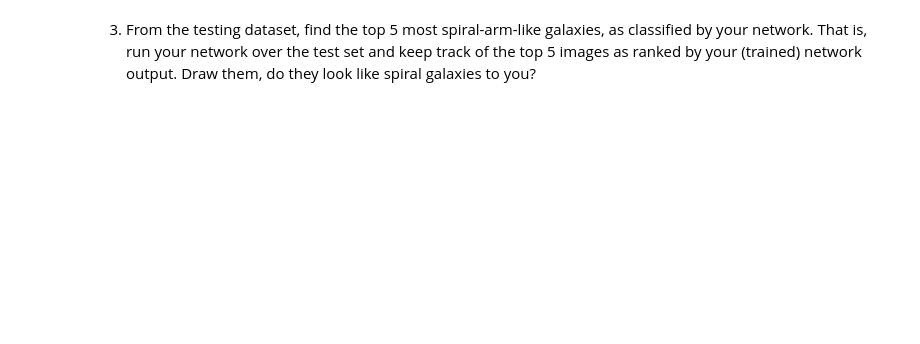
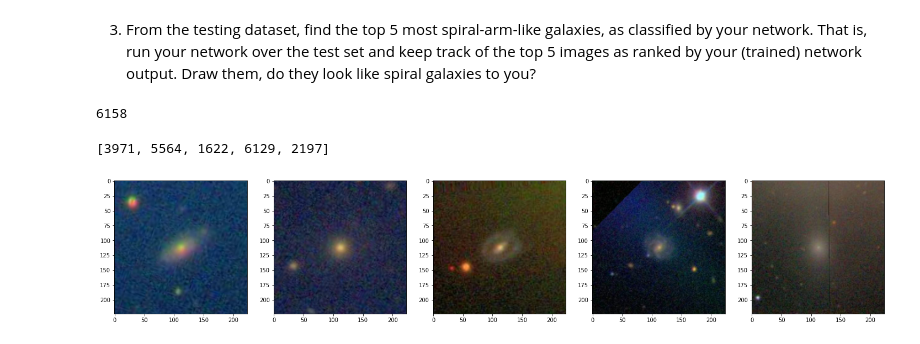
Before and after one commit to nyw-pathfinder/Deep-Learning-Bootcamp-with-PyTorch, a Jupyter notebook: 08-advanced.ipynb, the cells around one changed output. Cells and saved outputs as stored; diff of their text form; code cells hidden in the pictures; blank space fills up the shorter version.

```diff
--- a/08-advanced.ipynb
+++ b/08-advanced.ipynb
@@ -698,3 +682,35 @@ plt.legend()
    over the test set and keep track of the top 5 images as ranked by
    your (trained) network output. Draw them, do they look like spiral
    galaxies to you?
+# %%
+device='cuda'
+net = ResNet2().to(device)
+
+outputs = []
+
+for images, labels in zoo_test_:
+    outputs.extend(net(images.view(1,3,224,224).to(device)).view(1).tolist())
+
+print(len(outputs))
+# %% [output]
+6158
+# %%
+o = list(outputs)
+
+top_predic = []
+
+for i in range(5):
+    n = o.index(max(o))
+    top_predic.append(n)
+    o[nth] = 0
+
+print(top_predic)
+# %% [output]
+[3971, 5564, 1622, 6129, 2197]
+# %%
+plt.figure(figsize=(25,5))
+for i in top_predic:
+    plt.subplot(1,5,top_predic.index(i)+1)
+    plt.imshow(zoo_test_[i][0].permute(1,2,0))
+# %% [output]
+[figure, added]
```
Also changed, not shown: parts of 5 cells of this notebook.
